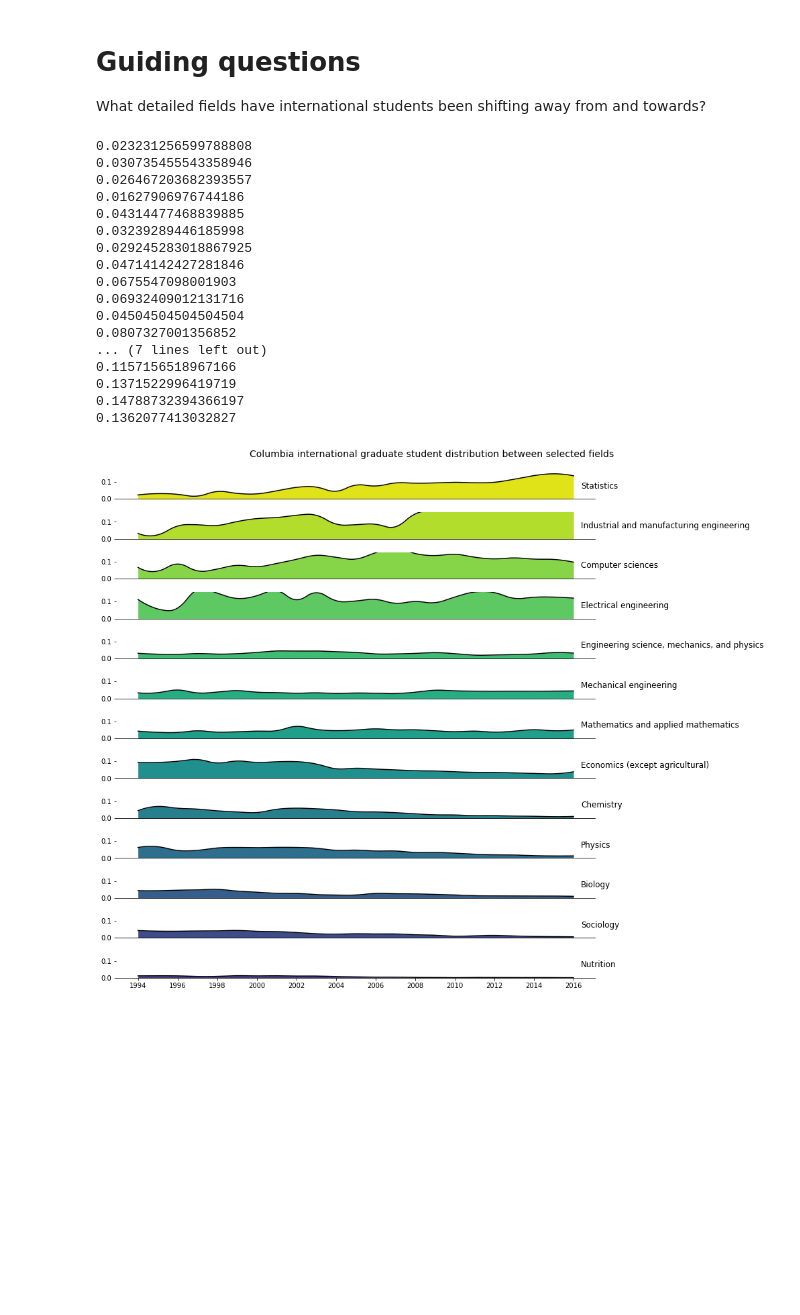
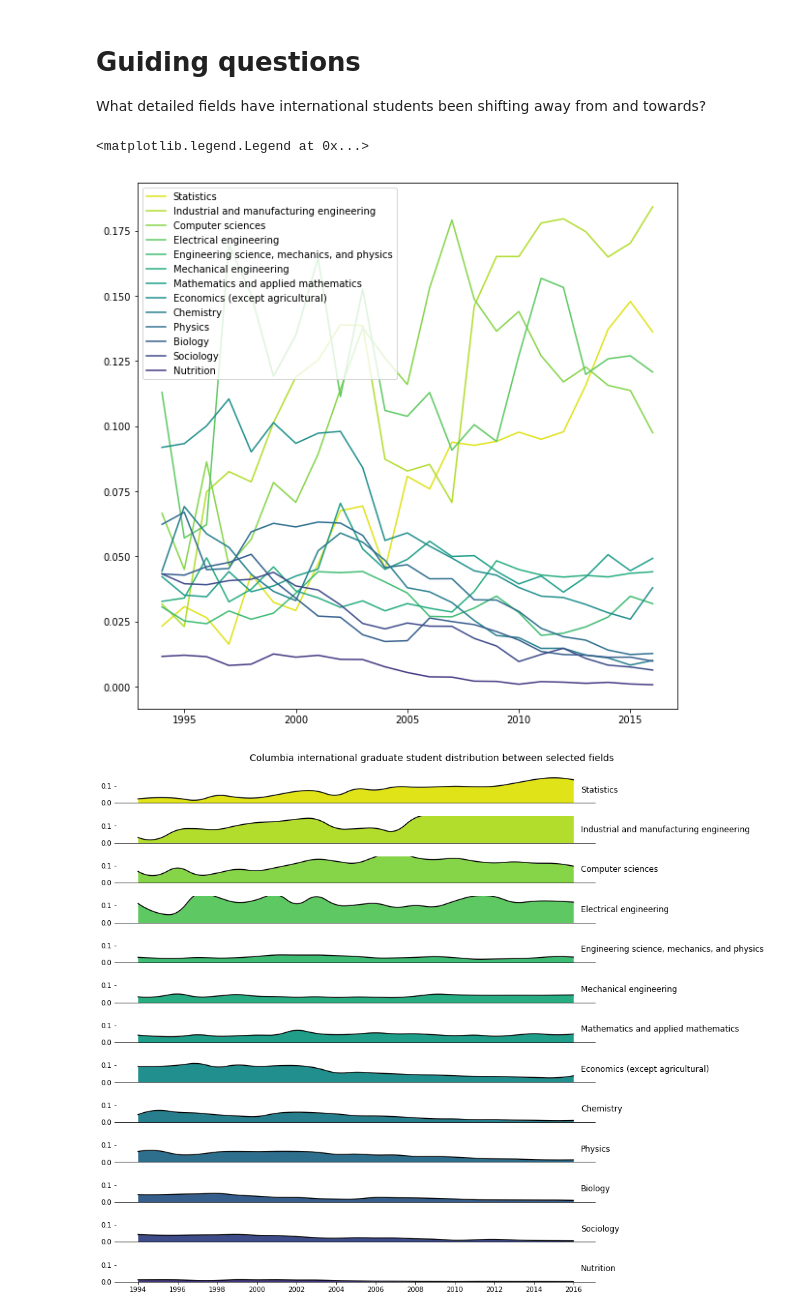
Before and after one commit to graphicsdesk/international-students, a Jupyter notebook: notebooks/gss-detailed-distribution.ipynb, the cells around one changed output. Cells and saved outputs as stored; diff of their text form; code cells hidden in the pictures; blank space fills up the shorter version.

Commit message:
new ways of visualizing distribution

```diff
--- a/notebooks/gss-detailed-distribution.ipynb
+++ b/notebooks/gss-detailed-distribution.ipynb
@@ -62,25 +69,3 @@ selectedFields = [
     'Sociology',
     'Nutrition'
 ]
-# %%
-counts = []
-for y in range(len(years)):
-    print(fieldCounts['Statistics'][y] / yearTotals[y])
-# %% [output]
-0.023231256599788808
-0.030735455543358946
-0.026467203682393557
-0.01627906976744186
-0.04314477468839885
-0.03239289446185998
-0.029245283018867925
-0.04714142427281846
-0.0675547098001903
-0.06932409012131716
-0.04504504504504504
-0.0807327001356852
-... (7 lines left out)
-0.1157156518967166
-0.1371522996419719
-0.14788732394366197
-0.1362077413032827
@@ -94,3 +72,16 @@ newcmp = ListedColormap(viridisBig(np.linspace(0.1, 0.95, 256)))
+# %%
+plt.figure(figsize=(10, 10))
+
+for i, field in enumerate(selectedFields):
+    counts = []
+    for y in range(len(years)):
+        c = fieldCounts[field][y]
+        counts.append(c if c is None else c / yearTotals[y])
+    plt.plot(years, counts, label=field, color=newcmp(1 - i / len(selectedFields)))
+plt.legend()
+# %% [output]
+<matplotlib.legend.Legend at 0x...>
+[figure, added]
 # %%
 def plotProportion(ax, field, xaxis=False, color='black', label=True):
     where = []
```
Also changed, not shown: parts of 5 cells of this notebook.
